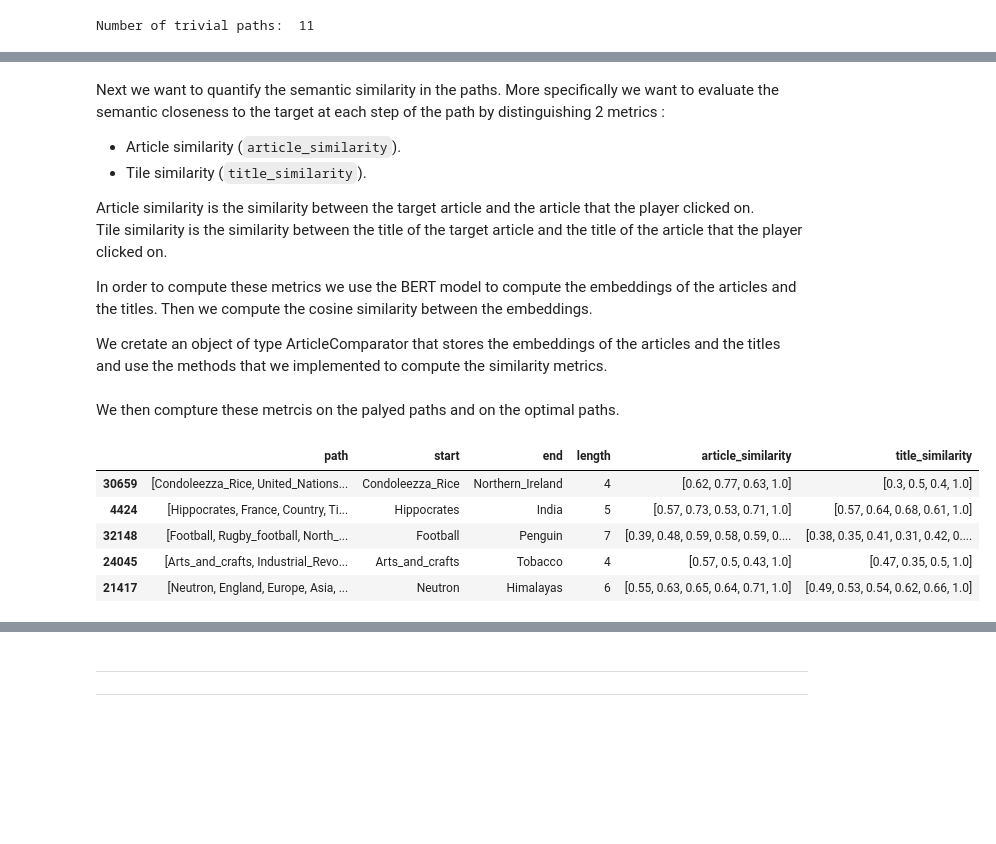
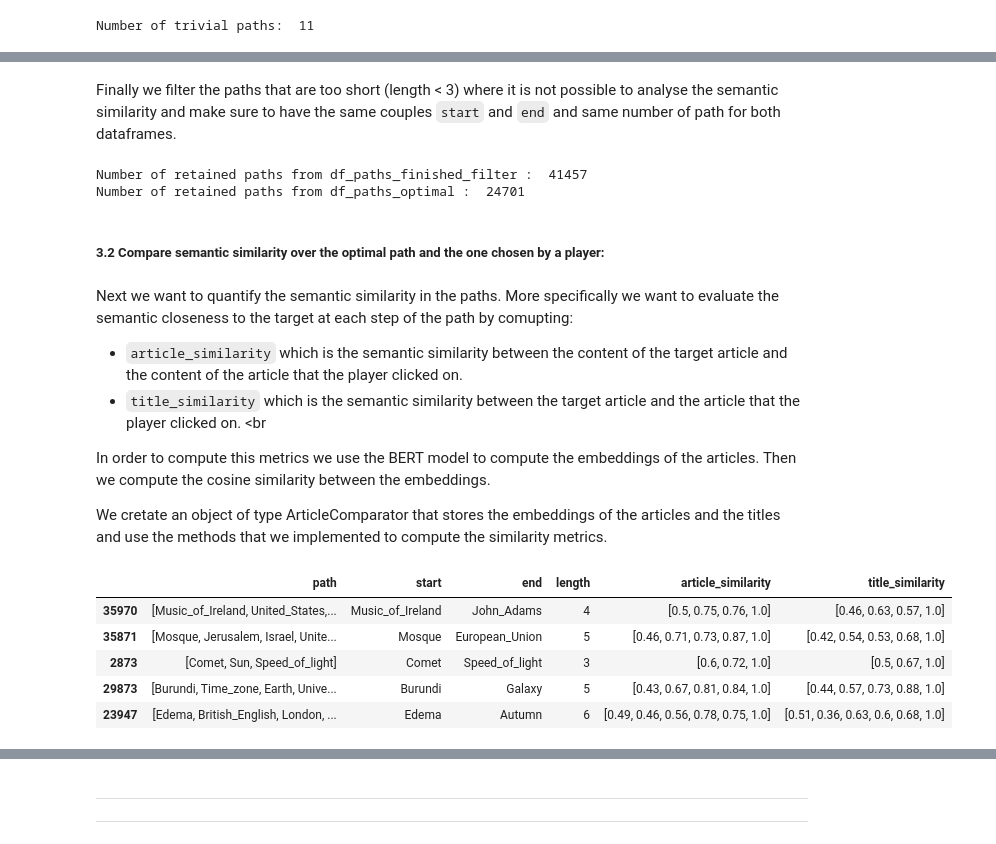
Before and after one commit to epfl-ada/ada-2022-project-groupe53, a Jupyter notebook: Final.ipynb, the cells around one changed output, grey strips where cells are left out. Drawn from its saved outputs; the diff is of its cells as text; code cells hidden in the pictures; blank space fills up the shorter version.

```diff
--- a/Final.ipynb
+++ b/Final.ipynb
@@ -77,7 +91,6 @@ Number of paths retained:  42266
 For obvious reasons we will also discard trivial paths (length 1)
 # %%
 print("Number of trivial paths: ", len(df_paths_finished[df_paths_finished['length'] == 1]))
-df_paths_finished = df_paths_finished[df_paths_finished['length'] > 1]
 # %% [output]
 Number of trivial paths:  11
 # %% [markdown]
@@ -92,38 +149,41 @@ start_end = start_end[['start','end']].values.tolist()
+# %% [markdown]
+Finally we filter the paths that are too short (length < 3) where it is not possible to analyse the semantic similarity and make sure to have the same couples `start` and `end` and same number of path for both dataframes.
+# %%
+# filter df_paths_optimal with length < 3
+df_paths_finished_filter = df_paths_finished[df_paths_finished['length'] > 2]
+df_paths_optimal = df_paths_optimal[df_paths_optimal['length'] > 2]
+
+print("Number of retained paths from df_paths_finished_filter : ", len(df_paths_finished_filter))
+print("Number of retained paths from df_paths_optimal : ", len(df_paths_optimal))
+# %% [output]
+Number of retained paths from df_paths_finished_filter :  41457
+Number of retained paths from df_paths_optimal :  24701
+# %% [markdown]
+##### **3.2 Compare semantic similarity over the optimal path and the one chosen by a player:**
 # %% [markdown]
-Next we want to quantify the semantic similarity in the paths. More specifically we want to evaluate the semantic closeness to the target at each step of the path by distinguishing 2 metrics :
-- Article similarity (`article_similarity`).
-- Tile similarity (`title_similarity`).
+Next we want to quantify the semantic similarity in the paths. More specifically we want to evaluate the semantic closeness to the target at each step of the path by comupting:
+- `article_similarity` which is the semantic similarity between the content of the target article and the content of the article that the player clicked on. <br>
+- `title_similarity` which is the semantic similarity between the target article and the article that the player clicked on. <br
 
-Article similarity is the similarity between the target article and the article that the player clicked on. <br>
-Tile similarity is the similarity between the title of the target article and the title of the article that the player clicked on.
-
-In order to compute these metrics we use the BERT model to compute the embeddings of the articles and the titles.
+In order to compute this metrics we use the BERT model to compute the embeddings of the articles.
 Then we compute the cosine similarity between the embeddings.
 
 We cretate an object of type ArticleComparator that stores the embeddings of the articles and the titles and use the methods that we implemented to compute the similarity metrics.
 # %%
 article_comparator = ac.ArticleComparator("data/plaintext_articles/", truth_graph.articles)
-# %%
-# picle the article comparator
-with open('article_comparator.pickle', 'wb') as handle:
-    pickle.dump(article_comparator, handle, protocol=pickle.HIGHEST_PROTOCOL)
-
-# load the article comparator
-with open('article_comparator.pickle', 'rb') as handle:
-    article_comparator = pickle.load(handle)
-# %% [markdown]
-We then compture these metrcis on the palyed paths and on the optimal paths.
 # %%
 # For each path, compute the similarity between the articles in the path and the end article
-df_paths_finished['article_similarity'] = df_paths_finished.apply(lambda row: [article_comparator.compare_articles(article, row['end']) for article in row['path']], axis=1)
-# For each path, compute the similarity between the title of the articles in the path and the title of the end article
-df_paths_finished['title_similarity'] = df_paths_finished.apply(lambda row: [article_comparator.compare_titles(article, row['end']) for article in row['path']], axis=1)
+df_paths_finished_filter['article_similarity'] = df_paths_finished_filter.apply(lambda row: [article_comparator.compare_articles(article, row['end']) for article in row['path']], axis=1)
+df_paths_optimal['article_similarity'] = df_paths_optimal.apply(lambda row: [article_comparator.compare_articles(article, row['end']) for article in row['path']], axis=1)
+# For each path, compute the similarity between the title articles in the path and the end article title
+df_paths_finished_filter['title_similarity'] = df_paths_finished_filter.apply(lambda row: [article_comparator.compare_titles(article, row['end']) for article in row['path']], axis=1)
+df_paths_optimal['title_similarity'] = df_paths_optimal.apply(lambda row: [article_comparator.compare_titles(article, row['end']) for article in row['path']], axis=1)
 # %%
-df_paths_finished.sample(5)
+df_paths_finished_filter.sample(5)
 # %% [output]
 |  | path | start | end | length | article_similarity | title_similarity |
-| 30659 | [Condoleezza_Rice, United_Nations... | Condoleezza_Rice | Northern_Ireland | 4 | [0.62, 0.77, 0.63, 1.0] | [0.3, 0.5, 0.4, 1.0] |
-| 4424 | [Hippocrates, France, Country, Ti... | Hippocrates | India | 5 | [0.57, 0.73, 0.53, 0.71, 1.0] | [0.57, 0.64, 0.68, 0.61, 1.0] |
-| 32148 | [Football, Rugby_football, North_... | Football | Penguin | 7 | [0.39, 0.48, 0.59, 0.58, 0.59, 0.... | [0.38, 0.35, 0.41, 0.31, 0.42, 0.... |
-| 24045 | [Arts_and_crafts, Industrial_Revo... | Arts_and_crafts | Tobacco | 4 | [0.57, 0.5, 0.43, 1.0] | [0.47, 0.35, 0.5, 1.0] |
-| 21417 | [Neutron, England, Europe, Asia, ... | Neutron | Himalayas | 6 | [0.55, 0.63, 0.65, 0.64, 0.71, 1.0] | [0.49, 0.53, 0.54, 0.62, 0.66, 1.0] |
+| 35970 | [Music_of_Ireland, United_States,... | Music_of_Ireland | John_Adams | 4 | [0.5, 0.75, 0.76, 1.0] | [0.46, 0.63, 0.57, 1.0] |
+| 35871 | [Mosque, Jerusalem, Israel, Unite... | Mosque | European_Union | 5 | [0.46, 0.71, 0.73, 0.87, 1.0] | [0.42, 0.54, 0.53, 0.68, 1.0] |
+| 2873 | [Comet, Sun, Speed_of_light] | Comet | Speed_of_light | 3 | [0.6, 0.72, 1.0] | [0.5, 0.67, 1.0] |
+| 29873 | [Burundi, Time_zone, Earth, Unive... | Burundi | Galaxy | 5 | [0.43, 0.67, 0.81, 0.84, 1.0] | [0.44, 0.57, 0.73, 0.88, 1.0] |
+| 23947 | [Edema, British_English, London, ... | Edema | Autumn | 6 | [0.49, 0.46, 0.56, 0.78, 0.75, 1.0] | [0.51, 0.36, 0.63, 0.6, 0.68, 1.0] |
```
Also changed, not shown: parts of 47 cells of this notebook, 2 other files.
